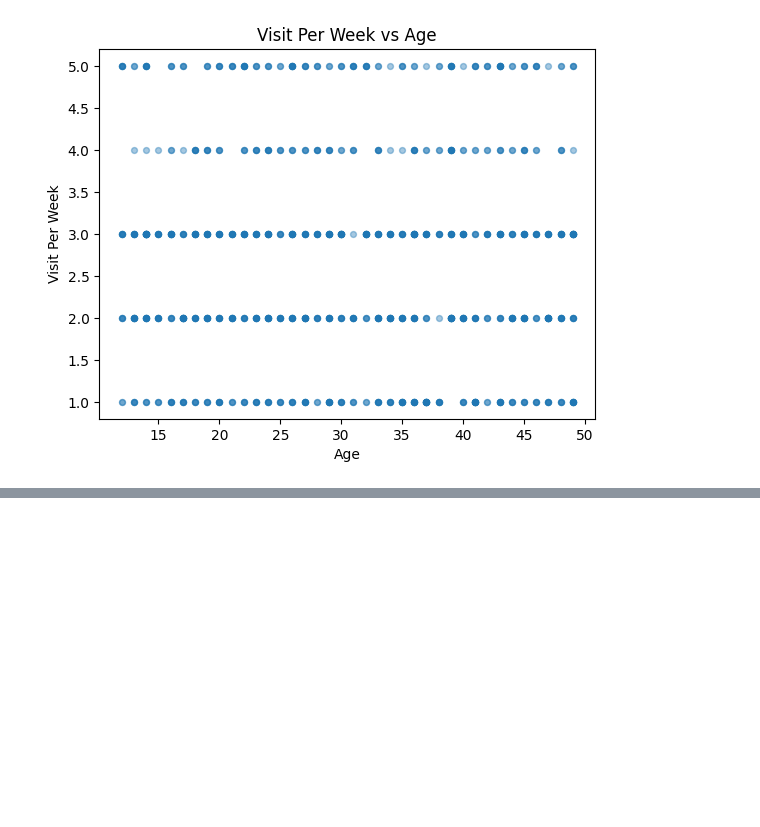
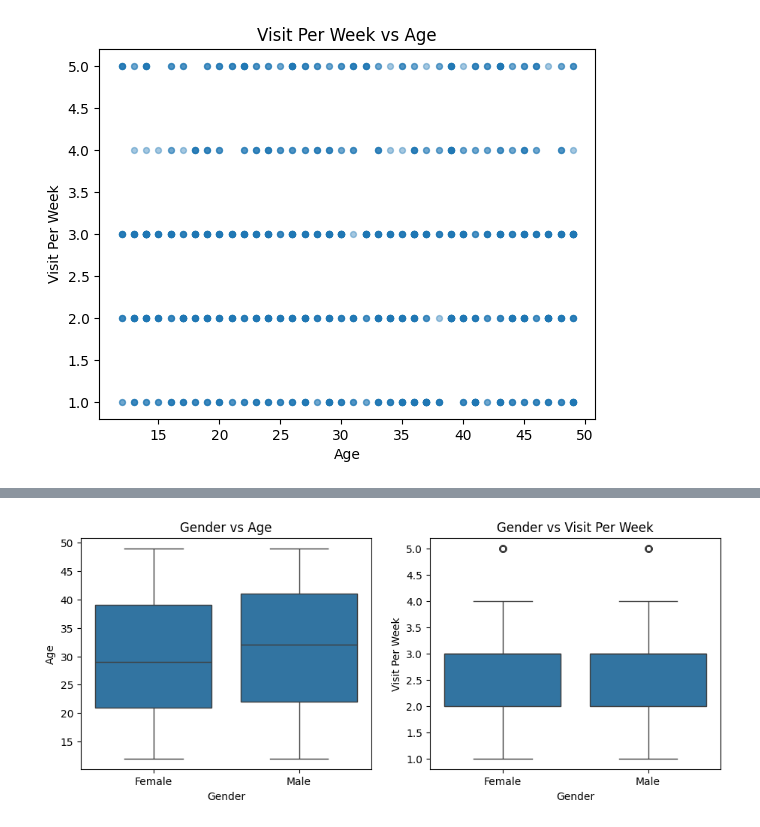
Before and after one commit to smchakma/ResearchWithSkillMoprh, a Jupyter notebook: Matplotlib_and_seaborn_asg.ipynb, the cells around one changed output, grey strips where cells are left out. Saved outputs shown, nothing was run; the diff lists cells and outputs as text; code cells hidden in the pictures; blank space fills up the shorter version.

```diff
--- a/Matplotlib_and_seaborn_asg.ipynb
+++ b/Matplotlib_and_seaborn_asg.ipynb
@@ -97,0 +108,12 @@ plt.show()
+# %%
+
+
+fig, axes = plt.subplots(1, 2, figsize = (11, 4))
+sns.boxplot(x = 'gender', y = 'Age', data = gym, ax = axes[0])
+axes[0].set(title='Gender vs Age', xlabel = 'Gender', ylabel = 'Age')
+
+sns.boxplot(x = 'gender', y = 'visit_per_week', data = gym, ax = axes[1])
+axes[1].set(title='Gender vs Visit Per Week', xlabel = 'Gender', ylabel = 'Visit Per Week')
+plt.show()
+# %% [output]
+[figure, added]
```
Also changed, not shown: parts of 2 cells of this notebook.
